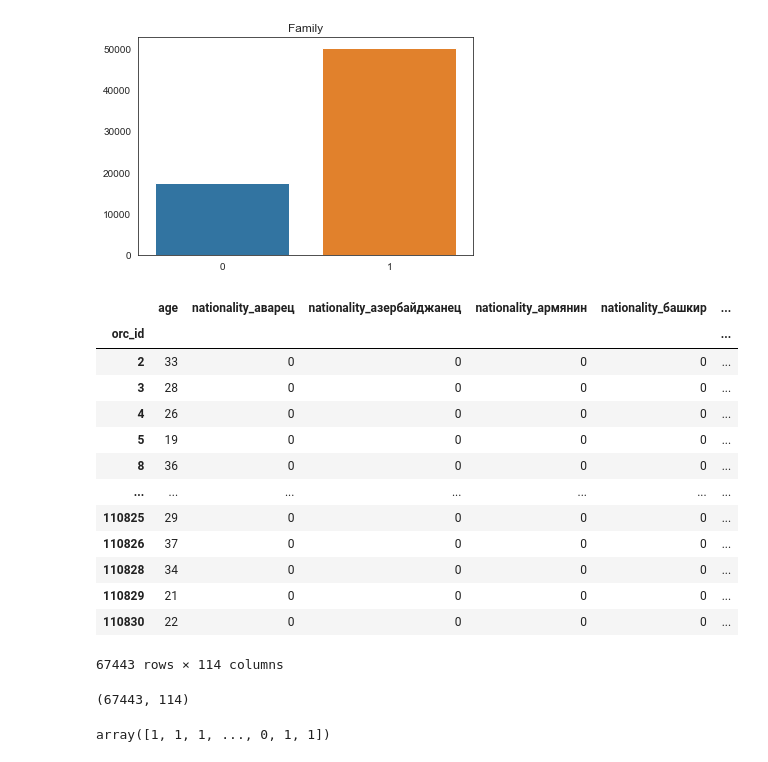
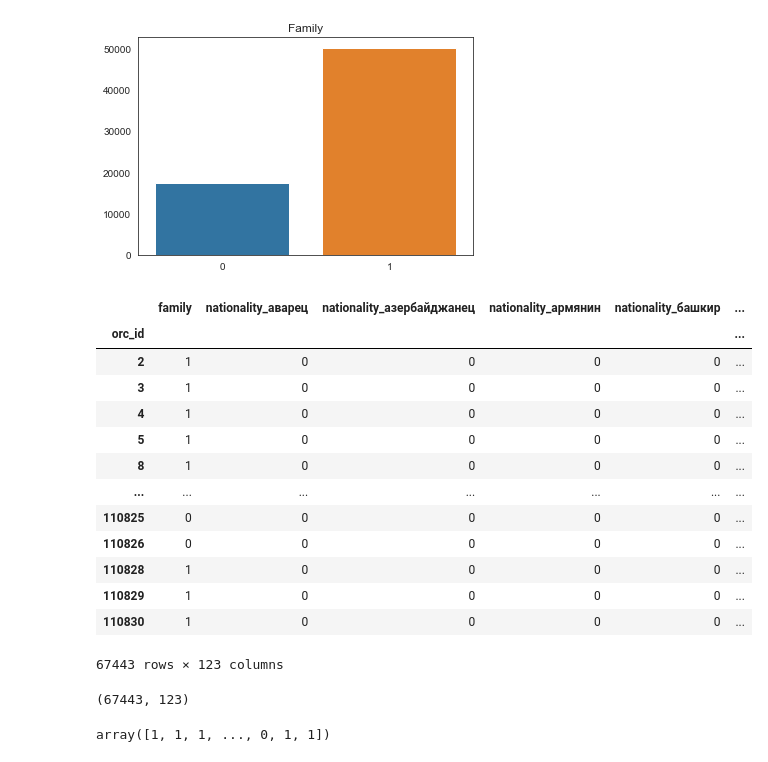
Before and after one commit to DHushchin/orc_analysis, a Jupyter notebook: orc_classifier.ipynb, the cells around one changed output. Saved outputs shown, nothing was run; the diff lists cells and outputs as text; code cells hidden in the pictures.

```diff
--- a/orc_classifier.ipynb
+++ b/orc_classifier.ipynb
@@ -28,31 +28,31 @@ plt.show()
 [figure]
 # %%
 targets = orcs.mil_rank_cl
-features = orcs.drop(['mil_rank_cl'], axis=1)
-features = pd.get_dummies(features, columns=['nationality', 'region', 'family', 'edu_lvl_cl'])
+features = orcs.drop(['mil_rank_cl', 'age'], axis=1)
+features = pd.get_dummies(features)
 features
 # %% [output]
-|  | age | nationality_аварец | nationality_азербайджанец | nationality_армянин | nationality_башкир | ... |
+|  | family | nationality_аварец | nationality_азербайджанец | nationality_армянин | nationality_башкир | ... |
 | orc_id |  |  |  |  |  | ... |
-| 2 | 33 | 0 | 0 | 0 | 0 | ... |
-| 3 | 28 | 0 | 0 | 0 | 0 | ... |
-| 4 | 26 | 0 | 0 | 0 | 0 | ... |
-| 5 | 19 | 0 | 0 | 0 | 0 | ... |
-| 8 | 36 | 0 | 0 | 0 | 0 | ... |
+| 2 | 1 | 0 | 0 | 0 | 0 | ... |
+| 3 | 1 | 0 | 0 | 0 | 0 | ... |
+| 4 | 1 | 0 | 0 | 0 | 0 | ... |
+| 5 | 1 | 0 | 0 | 0 | 0 | ... |
+| 8 | 1 | 0 | 0 | 0 | 0 | ... |
 | ... | ... | ... | ... | ... | ... | ... |
-| 110825 | 29 | 0 | 0 | 0 | 0 | ... |
-| 110826 | 37 | 0 | 0 | 0 | 0 | ... |
-| 110828 | 34 | 0 | 0 | 0 | 0 | ... |
-| 110829 | 21 | 0 | 0 | 0 | 0 | ... |
-| 110830 | 22 | 0 | 0 | 0 | 0 | ... |
+| 110825 | 0 | 0 | 0 | 0 | 0 | ... |
+| 110826 | 0 | 0 | 0 | 0 | 0 | ... |
+| 110828 | 1 | 0 | 0 | 0 | 0 | ... |
+| 110829 | 1 | 0 | 0 | 0 | 0 | ... |
+| 110830 | 1 | 0 | 0 | 0 | 0 | ... |
-67443 rows × 114 columns
+67443 rows × 123 columns
 # %%
 from sklearn.preprocessing import StandardScaler
 
 features = StandardScaler().fit_transform(features)
 features.shape
 # %% [output]
-(67443, 114)
+(67443, 123)
 # %%
 from sklearn.preprocessing import LabelEncoder
 
```
Also changed, not shown: parts of 6 cells of this notebook, 9 other files.
